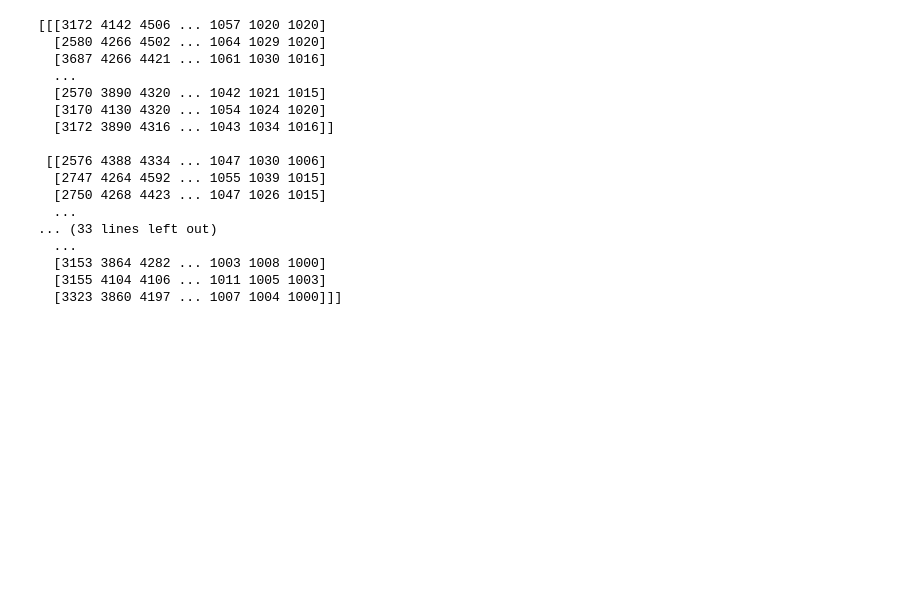
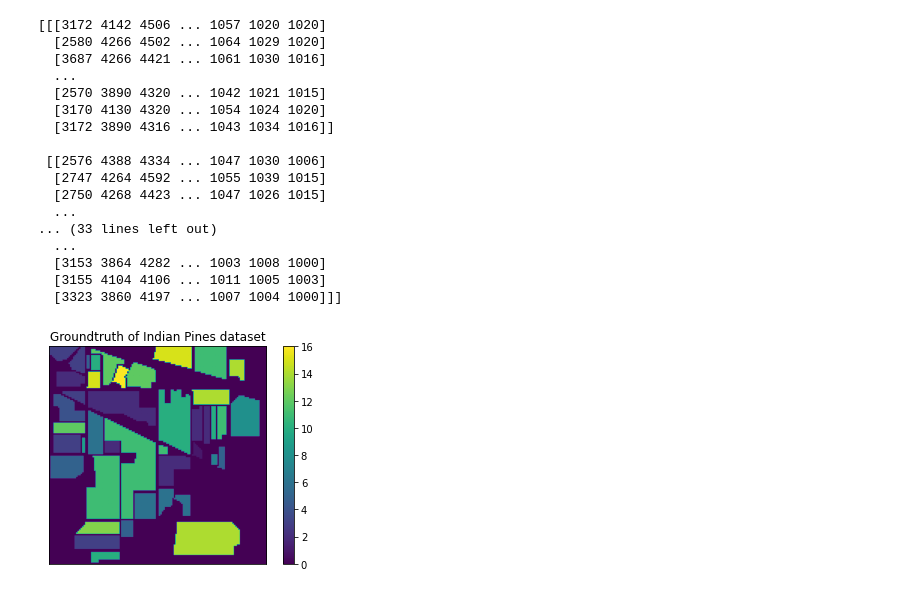
Before and after one commit to LipeBuiles/Hyperspectral-Remote-Sensing-Scenes, a Jupyter notebook: Hyperspectral_Remote_Sensing_Scenes.ipynb, the cells around one changed output. Saved outputs shown, nothing was run; the diff lists cells and outputs as text; code cells hidden in the pictures; blank space fills up the shorter version.

Commit message:
View image gt

```diff
--- a/Hyperspectral_Remote_Sensing_Scenes.ipynb
+++ b/Hyperspectral_Remote_Sensing_Scenes.ipynb
@@ -58,3 +79,12 @@ print(data)
   [3153 3864 4282 ... 1003 1008 1000]
   [3155 4104 4106 ... 1011 1005 1003]
   [3323 3860 4197 ... 1007 1004 1000]]]
+# %%
+plt.imshow(indian_pines_gt)
+plt.title('Groundtruth of Indian Pines dataset')
+plt.colorbar()
+plt.xticks([])
+plt.yticks([])
+plt.show()
+# %% [output]
+[figure, added]
```
Also changed, not shown: parts of 6 cells of this notebook.
